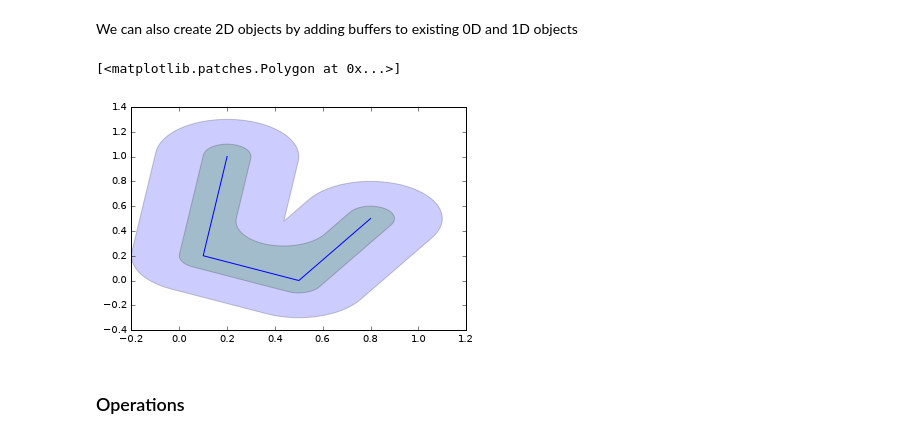
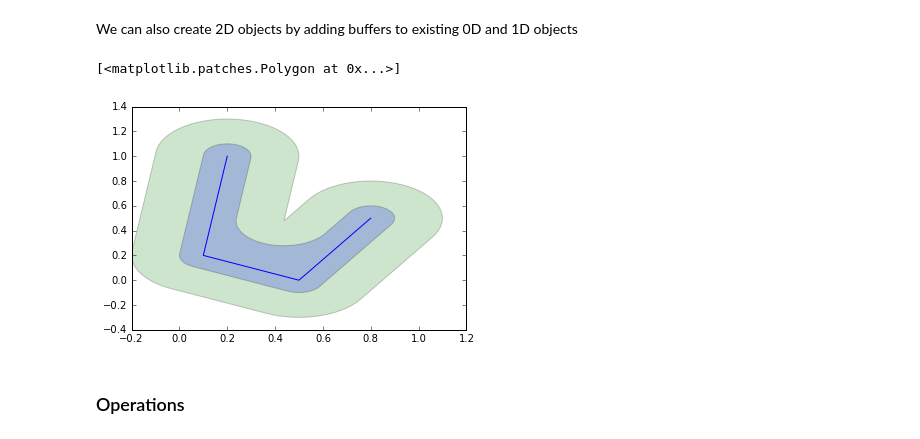
Before and after one commit to kthyng/python4geosciences, a Jupyter notebook: materials/shapes.ipynb, the cells around one changed output. Drawn from its saved outputs; the diff is of its cells as text; code cells hidden in the pictures.

```diff
--- a/materials/shapes.ipynb
+++ b/materials/shapes.ipynb
@@ -112,13 +115,13 @@ We can also create 2D objects by adding buffers to existing 0D and 1D objects
 # %%
 dialated = line.buffer(0.3)
 eroded = dialated.buffer(-0.2)
 
 plt.plot(*line.xy)
-plt.fill(*dialated.boundary.xy, alpha=0.2)
-plt.fill(*eroded.boundary.xy, alpha=0.2)
+plt.fill(*dialated.boundary.xy, 'g', alpha=0.2)
+plt.fill(*eroded.boundary.xy, 'b', alpha=0.2)
 # %% [output]
 [<matplotlib.patches.Polygon at 0x...>]
-[figure, old version]
+[figure, new version]
 # %% [markdown]
 ### Operations
 # %%
```
Also changed, not shown: parts of 27 cells of this notebook, 6 other files.
